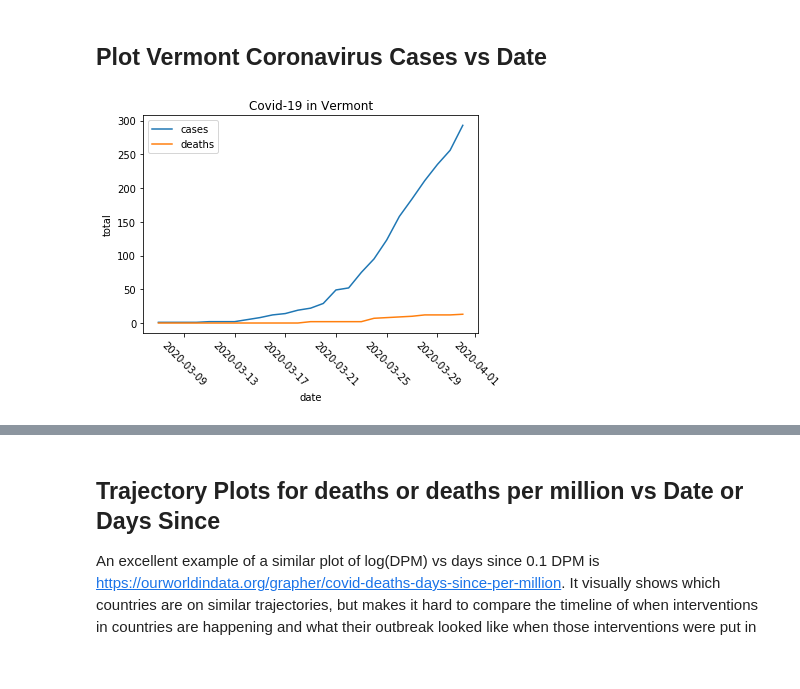
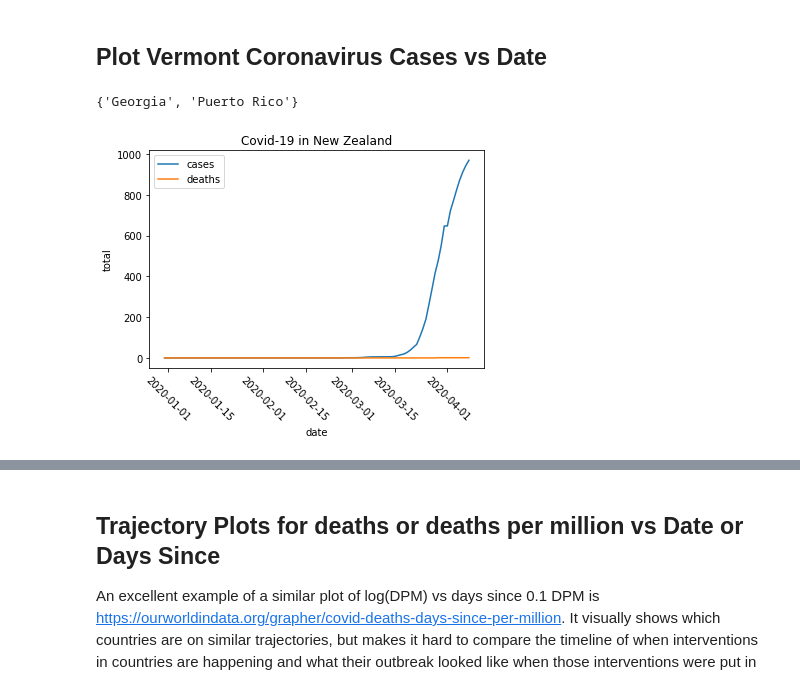
Before and after one commit to todddeluca/coronavirus, a Jupyter notebook: coronavirus_death_rate.ipynb, the cells around one changed output, grey strips where cells are left out. Saved outputs shown, nothing was run; the diff lists cells and outputs as text; code cells hidden in the pictures.

```diff
--- a/coronavirus_death_rate.ipynb
+++ b/coronavirus_death_rate.ipynb
@@ -321,0 +373,14 @@ UN pop Location not found in OWID entity
+# %%
+# load data
+# df['days_since'] = make_days_since(df, 'deaths_per_million', 0.1)
+download = False
+states_df = load_nytimes_us_state_data(download=download, cache=True)
+countries_df = load_owid_country_data(download=download, cache=True)
+display(states_df.sample(10))
+display(countries_df.sample(10))
+# combine countries and states, dropping the countries 'Puerto Rico' (b/c it is in states_df) and 'Georgia' (b/c a state is named 'Georgia')
+all_df = (countries_df.loc[~countries_df['entity'].isin(['Georgia', 'Puerto Rico']), ['date', 'entity', 'cases', 'deaths', 'population']]
+          .append(states_df.loc[:, ['date', 'entity', 'cases', 'deaths', 'population']], ignore_index=True)
+          .reset_index(drop=True))
+print(states_df.shape, countries_df.shape, all_df.shape)
+display(all_df.sample(10))
@@ -322,20 +422,26 @@ UN pop Location not found in OWID entity
 # %% [markdown]
 ## Plot Vermont Coronavirus Cases vs Date
-# %%
-# load data
-# df['days_since'] = make_days_since(df, 'deaths_per_million', 0.1)
-states_df = load_nytimes_us_state_data(download=False, cache=True)
-countries_df = load_owid_country_data(download=False, cache=True)
+# %%
+list(states_df.loc[(states_df['population'] < 5e6) & (states_df['population'] > 3e6), :].groupby('entity').first().sort_values(by='population').index)
+set(states_df['entity']).intersection(countries_df['entity'])
+# %% [output]
+{'Georgia', 'Puerto Rico'}
 # %%
-df = states_df.loc[states_df['entity'] == 'Vermont', :]
-plt.plot(df['date'], df['cases'], label='cases')
-plt.plot(df['date'], df['deaths'], label='deaths')
+df = countries_df
+entity = 'New Zealand'
+# df = states_df
+# entity = 'Vermont'
+df = df.loc[df['entity'] == entity, :]
+for var in ['cases', 'deaths']:
+    plt.plot(df['date'], df[var], label=var)
+#     plt.semilogy(df['date'], df[var], label=var)
+
 plt.xticks(rotation=-45)
 plt.ylabel('total')
 plt.xlabel('date')
-plt.title('Covid-19 in Vermont')
+plt.title(f'Covid-19 in {entity}')
 plt.legend()
 plt.show()
-df.tail(3)
+df.loc[df['date'] > pd.to_datetime('2020-03-20')]
 # %% [output]
-[figure, old version]
+[figure, new version]
```
Also changed, not shown: parts of 12 cells of this notebook, 7 other files.
